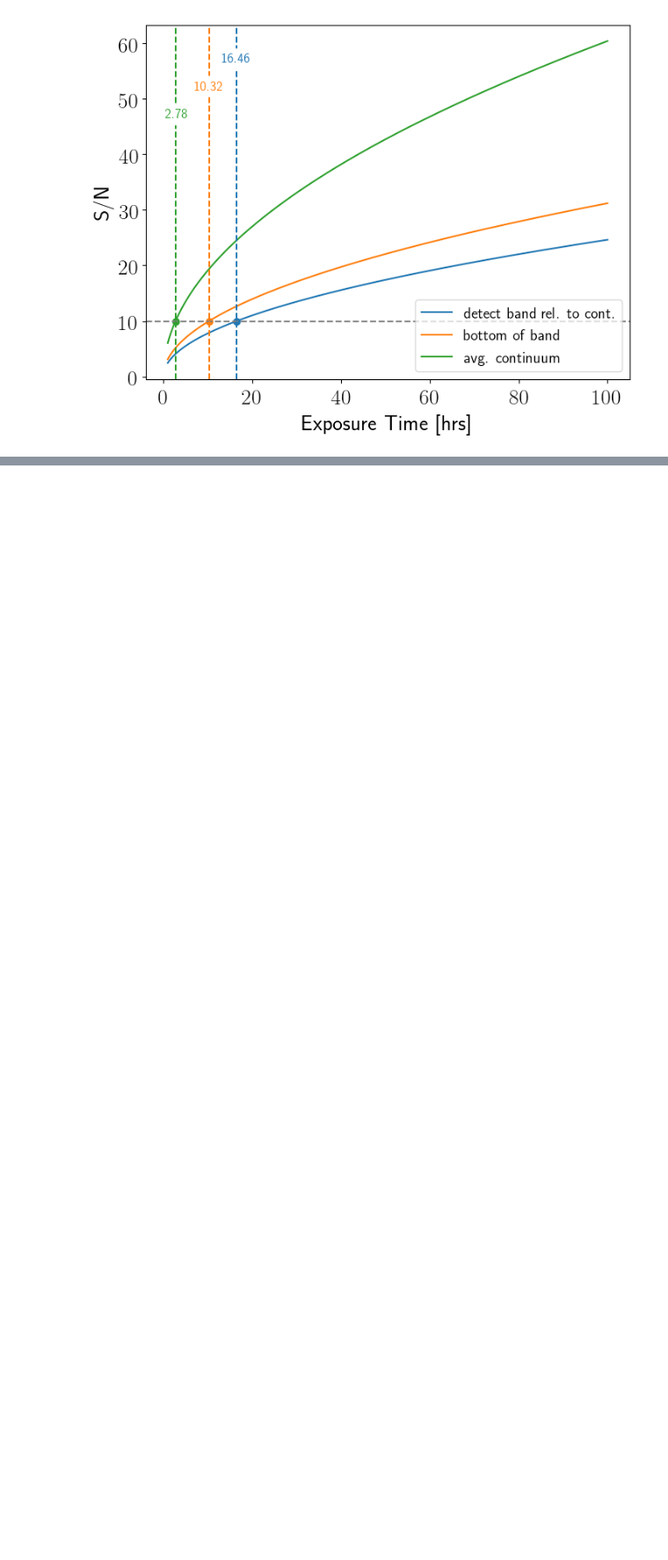
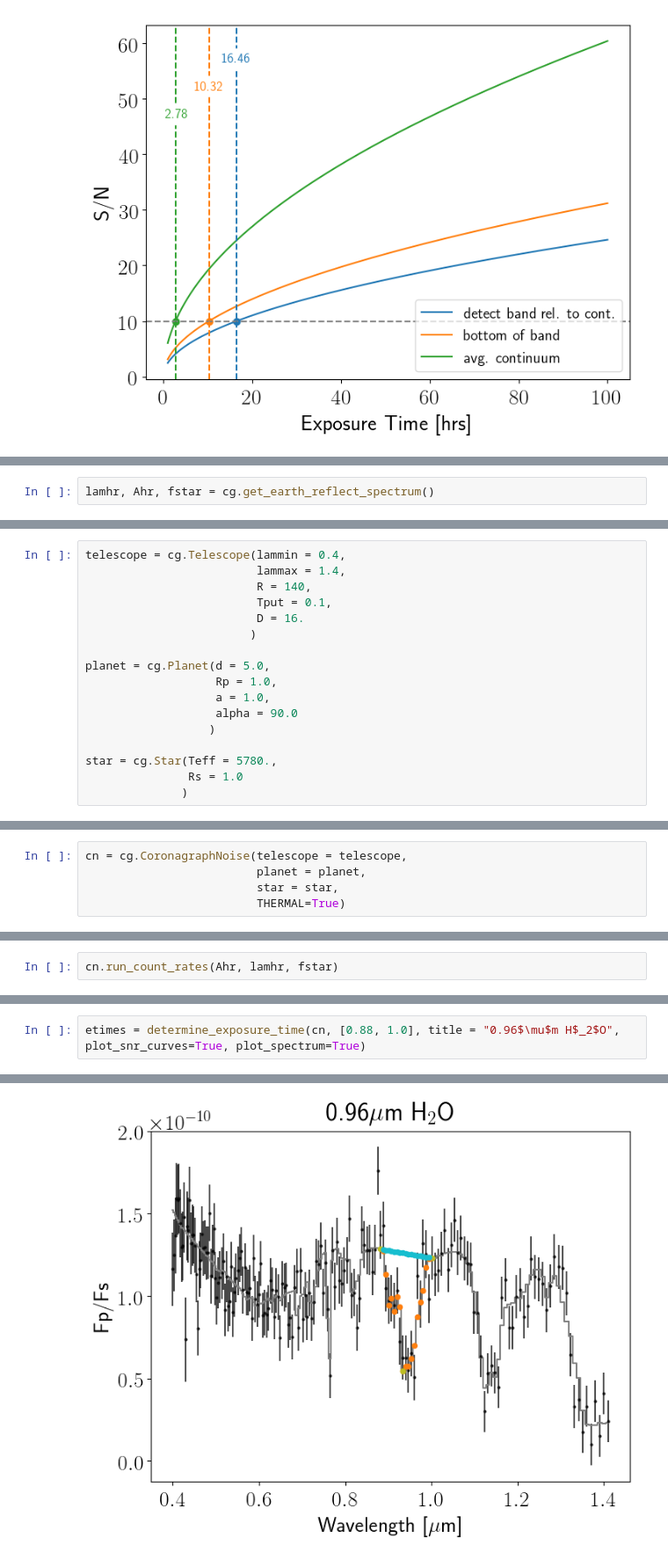
Before and after one commit to jlustigy/luvoir_hec_drm, a Jupyter notebook: notebooks/initial_spectroscopy.ipynb, the cells around one changed output, grey strips where cells are left out. Shown at 88% size. Cells and saved outputs as stored; diff of their text form; blank space fills up the shorter version.

```diff
--- a/notebooks/initial_spectroscopy.ipynb
+++ b/notebooks/initial_spectroscopy.ipynb
@@ -279,0 +392,2 @@ SNR = 31.20 on bottom of band in a 5.00 hour exposure
+# %%
+lamhr, Ahr, fstar = cg.get_earth_reflect_spectrum()
@@ -279,0 +396,17 @@ SNR = 31.20 on bottom of band in a 5.00 hour exposure
+# %%
+telescope = cg.Telescope(lammin = 0.4,
+                         lammax = 1.4,
+                         R = 140,
+                         Tput = 0.1,
+                         D = 16.
+                        )
+
+planet = cg.Planet(d = 5.0,
+                   Rp = 1.0,
+                   a = 1.0,
+                   alpha = 90.0
+                  )
+
+star = cg.Star(Teff = 5780.,
+               Rs = 1.0
+              )
@@ -279,0 +415,5 @@ SNR = 31.20 on bottom of band in a 5.00 hour exposure
+# %%
+cn = cg.CoronagraphNoise(telescope = telescope,
+                         planet = planet,
+                         star = star,
+                         THERMAL=True)
@@ -279,0 +422,2 @@ SNR = 31.20 on bottom of band in a 5.00 hour exposure
+# %%
+cn.run_count_rates(Ahr, lamhr, fstar)
@@ -279,0 +426,3 @@ SNR = 31.20 on bottom of band in a 5.00 hour exposure
+# %%
+etimes = determine_exposure_time(cn, [0.88, 1.0], title = "0.96$\mu$m H$_2$O", plot_snr_curves=True, plot_spectrum=True)
+# %% [output]
@@ -279,0 +430 @@ SNR = 31.20 on bottom of band in a 5.00 hour exposure
+[figure, added]
```
Also changed, not shown: parts of 12 cells of this notebook.
